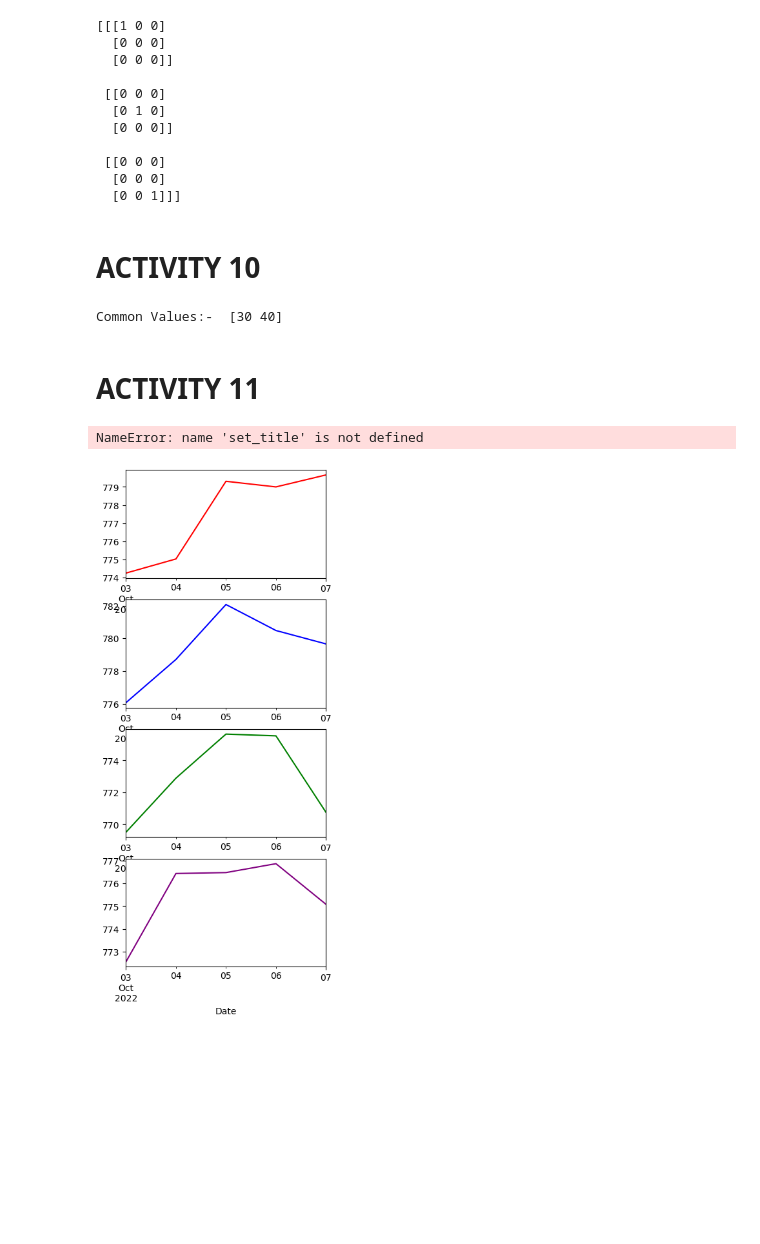
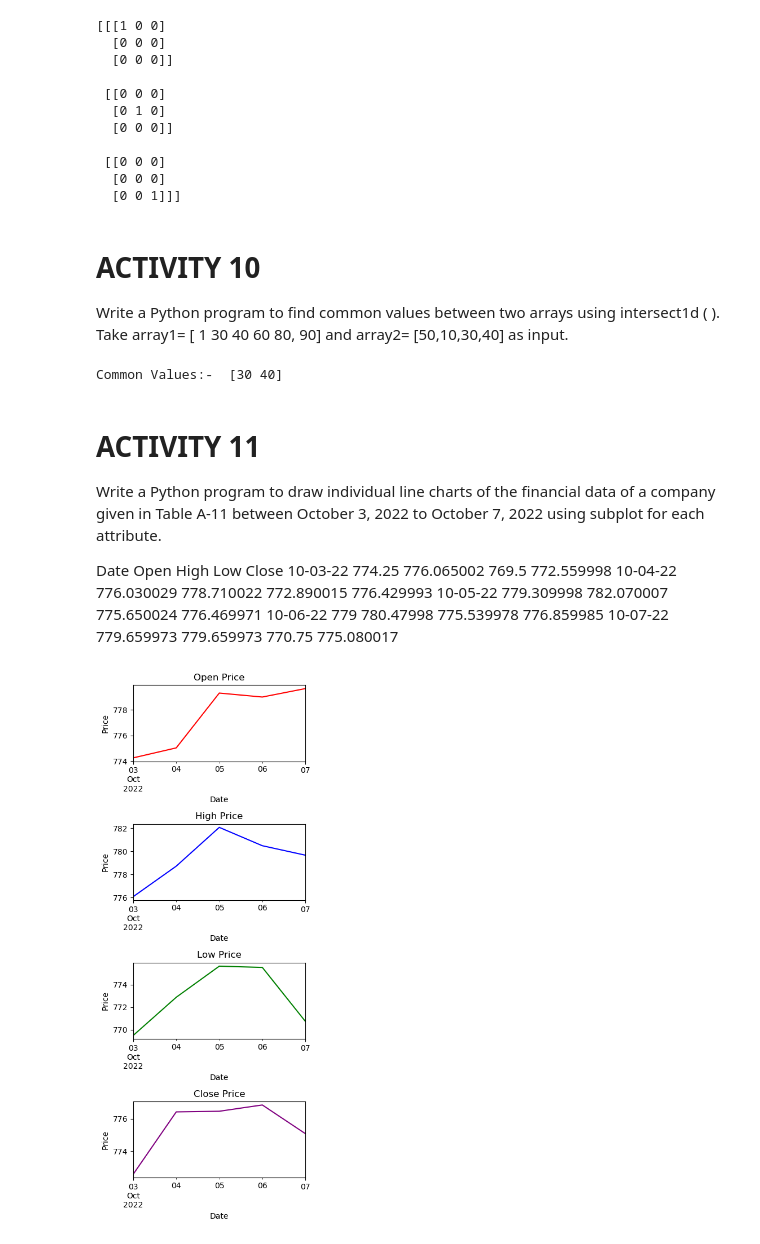
Before and after one commit to AreebMusani/AI-Python, a Jupyter notebook: Lab7.ipynb, the cells around one changed output. Saved outputs shown, nothing was run; the diff lists cells and outputs as text; code cells hidden in the pictures; blank space fills up the shorter version.

Commit message:
Python Libraries (Numpy, Matplotlib etc)

```diff
--- a/Lab7.ipynb
+++ b/Lab7.ipynb
@@ -260,6 +282,9 @@ print(arr)
   [0 0 1]]]
 # %% [markdown]
 # ACTIVITY 10
+
+Write a Python program to find common values between two arrays using intersect1d ( ). Take
+array1= [ 1 30 40 60 80, 90] and array2= [50,10,30,40] as input.
 # %%
 array1= [ 1, 30, 40, 60, 80, 90]
 array2= [50,10,30,40]
@@ -269,36 +294,45 @@ print("Common Values:- ", common)
 Common Values:-  [30 40]
 # %% [markdown]
 # ACTIVITY 11
+
+Write a Python program to draw individual line charts of the financial data of a company given in
+Table A-11 between October 3, 2022 to October 7, 2022 using subplot for each attribute.
+
+Date     Open       High Low Close
+10-03-22 774.25     776.065002 769.5 772.559998
+10-04-22 776.030029 778.710022 772.890015 776.429993
+10-05-22 779.309998 782.070007 775.650024 776.469971
+10-06-22 779 780.47998 775.539978 776.859985
+10-07-22 779.659973 779.659973 770.75 775.080017
 # %%
 import matplotlib.pyplot as plt
 import pandas as pd
 data = {
     'Date': ['10-03-22','10-04-22','10-05-22','10-06-22', '10-07-22'],
     'Open': [774.25, 775.030029, 779.309998, 779, 779.659973],
     'High': [776.065003, 778.710022, 782.070007, 780.47998, 779.659973],
     'Low': [769.5, 772.890015, 775.650024, 775.539978, 770.75],
     'Close': [772.559998, 776.429993, 776.469971, 776.859985, 775.080017]
 }
 df = pd.DataFrame(data)
 df['Date'] = pd.to_datetime(df['Date'], format='%m-%d-%y')
 df.set_index('Date', inplace=True)
 fig,axes = plt.subplots(nrows=4, ncols=1, figsize=(4,10))
 df['Open'].plot(ax=axes[0], color='red')
 df['High'].plot(ax=axes[1], color='blue')
 df['Low'].plot(ax=axes[2], color='green')
 df['Close'].plot(ax=axes[3], color='purple')
 
-axes[0] = set_title('Open Price')
-axes[1] = set_title('High Price')
-axes[2] = set_title('Low Price')
-axes[3] = set_title('Close Price')
+axes[0].set_title('Open Price')
+axes[1].set_title('High Price')
+axes[2].set_title('Low Price')
+axes[3].set_title('Close Price')
 for ax in axes:
     ax.set_xlabel('Date')
-    ax.set_xlabel('Price')
+    ax.set_ylabel('Price')
 plt.tight_layout()
 plt.show()
 # %% [output]
-NameError: name 'set_title' is not defined
-[figure, old version]
+[figure, new version]
 # %% [markdown]
 # ACTIVITY 12
```
Also changed, not shown: parts of 18 cells of this notebook.
